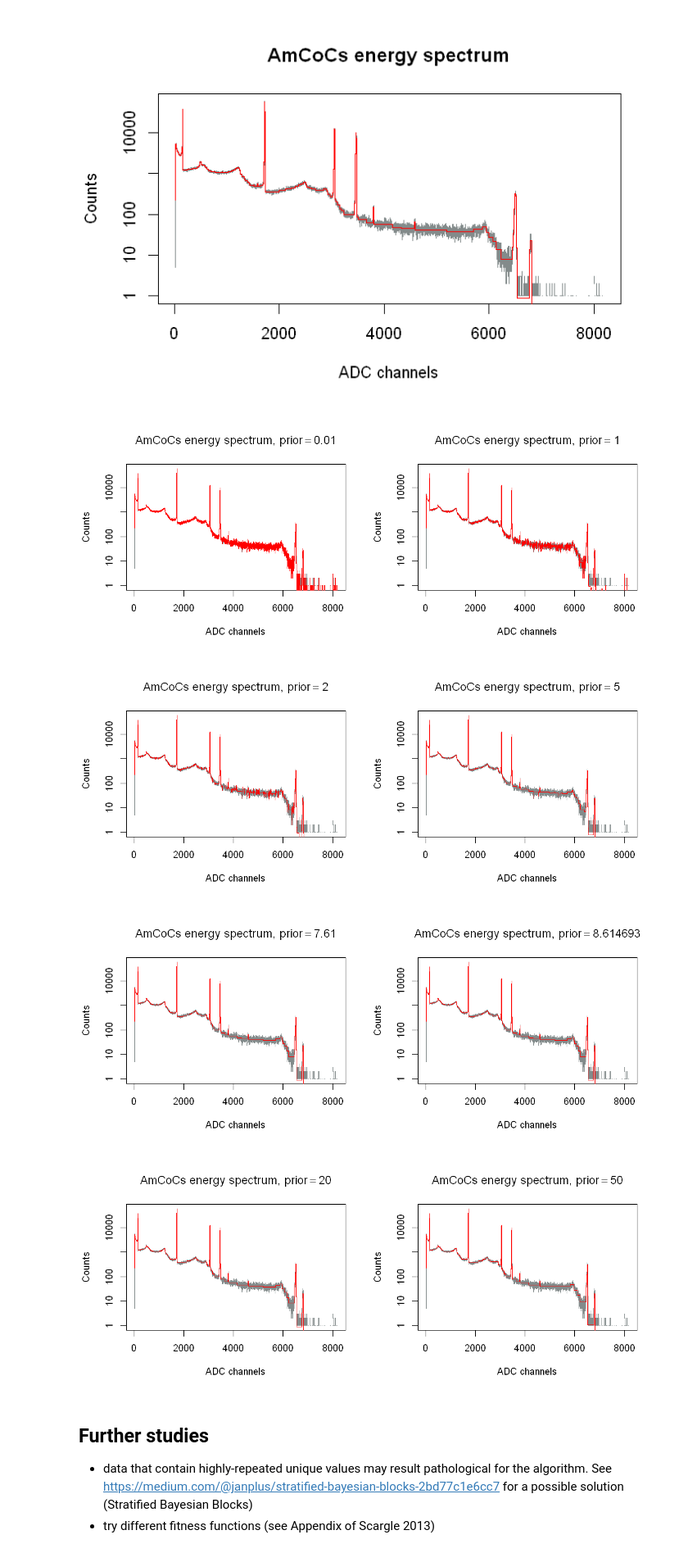
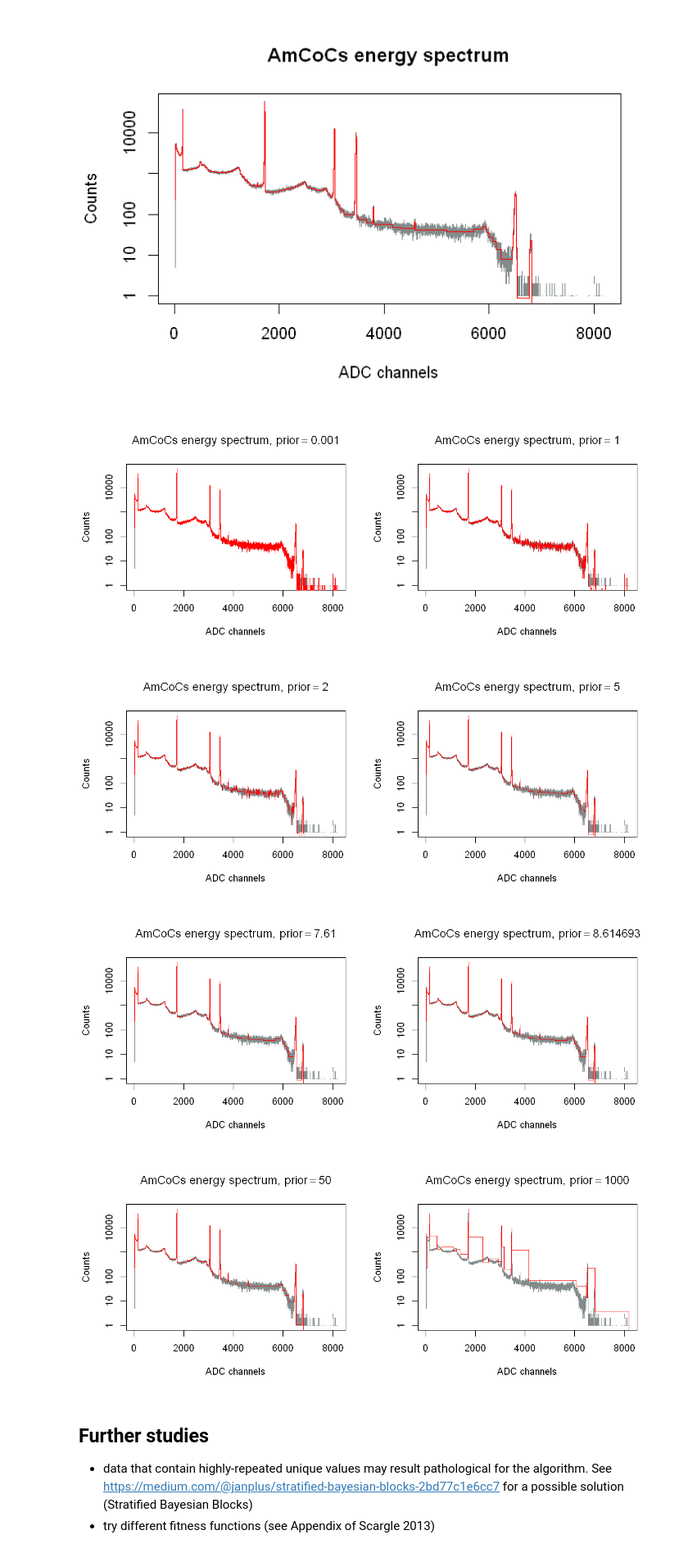
Before and after one commit to SBea13/AS4PA-BayesianBlocks, a Jupyter notebook: BayesianBlocksProject.ipynb, the cells around one changed output. Shown at 82% size. Cells and saved outputs as stored; diff of their text form; code cells hidden in the pictures.

Commit message:
Final update, fixed rebin function, typo corrections

```diff
--- a/BayesianBlocksProject.ipynb
+++ b/BayesianBlocksProject.ipynb
@@ -102,7 +102,7 @@ bayesian_blocks <- function(xs, prior=7.61, nn_vec=rep(1,length(xs))){
     last <- NULL
     supp <- NULL
 
-    for (R in 1:N){
+    for (R in 1:(N+1)){
 #       Compute fit_vec : fitness of last-known block (end at R)
 
 #       block width and block count
@@ -322,7 +322,7 @@ rebin_bb <- function(bins, counts, change_points){
 #   assume that old binning is evenly spaced
     dn <- bins[2]-bins[1]
 
-    for (i in 1:(length(change_points)-1)){
+    for (i in 1:(length(change_points))){
         ifelse( ( bins < change_points[i+1] ) & ( bins > change_points[i] ),
                { y <- sum(counts[bins < change_points[i+1] & bins > change_points[i]])
                  y <- y/(dn*length(counts[bins < change_points[i+1] & bins > change_points[i]]))
@@ -330,10 +330,16 @@ rebin_bb <- function(bins, counts, change_points){
                next
             )
     }
-#   need for proper data presentation
-    rebin <- c(0,rebin,0)
+#   neededor proper data presentation
+    rebin <- c(0,rebin)
 
-    return(rebin)
+    if (length(rebin) == length(change_points)){
+        return(rebin)
+    }
+    else {
+        return(c(rebin, rebin[length(rebin)]))
+    }
+
 }
 # %% [markdown]
 Finally, we can perform the rebinning of the dataset. We will use as prior the computed value of $7.61$ at first, then we will also analyze some different values of the prior.
@@ -349,27 +355,27 @@ lines(cp, rebin, type='s', col='red')
 # %% [output]
 [figure]
 # %%
-test_priors <- c(1e-2, 1, 2, 5, 7.61, ncp_prior(p0 = 0.01, N = 8192), 20, 50)
+test_priors <- c(1e-3, 1, 2, 5, 7.61, ncp_prior(p0 = 0.01, N = 8192), 50, 1000)
 
 options(repr.plot.width=10, repr.plot.height=4)  #to set graph size
 par(mfrow=c(1,2))
 
 for (i in 1:length(test_priors)){
     cp <- NULL
     rebin <- NULL
     cp <- bayesian_blocks(xs = bins, prior = test_priors[i], nn_vec = counts)
     rebin <- rebin_bb(bins = bins, counts = counts, change_points = cp)
 
     plot(bins, counts, col= 'azure4', type='s', lwd=0.1, log='y',
          xlab="ADC channels", ylab="Counts",
          main= parse(text = paste0(' "AmCoCs energy spectrum, prior" == ', test_priors[i] ) ) )
     lines(cp, rebin, type='s', col='red')
 }
 # %% [output]
-[figure, old version]
+[figure, new version]
 [figure]
 [figure]
-[figure, old version]
+[figure, new version]
 # %% [markdown]
 ## Further studies
 
```
Also changed, not shown: parts of 6 cells of this notebook.
